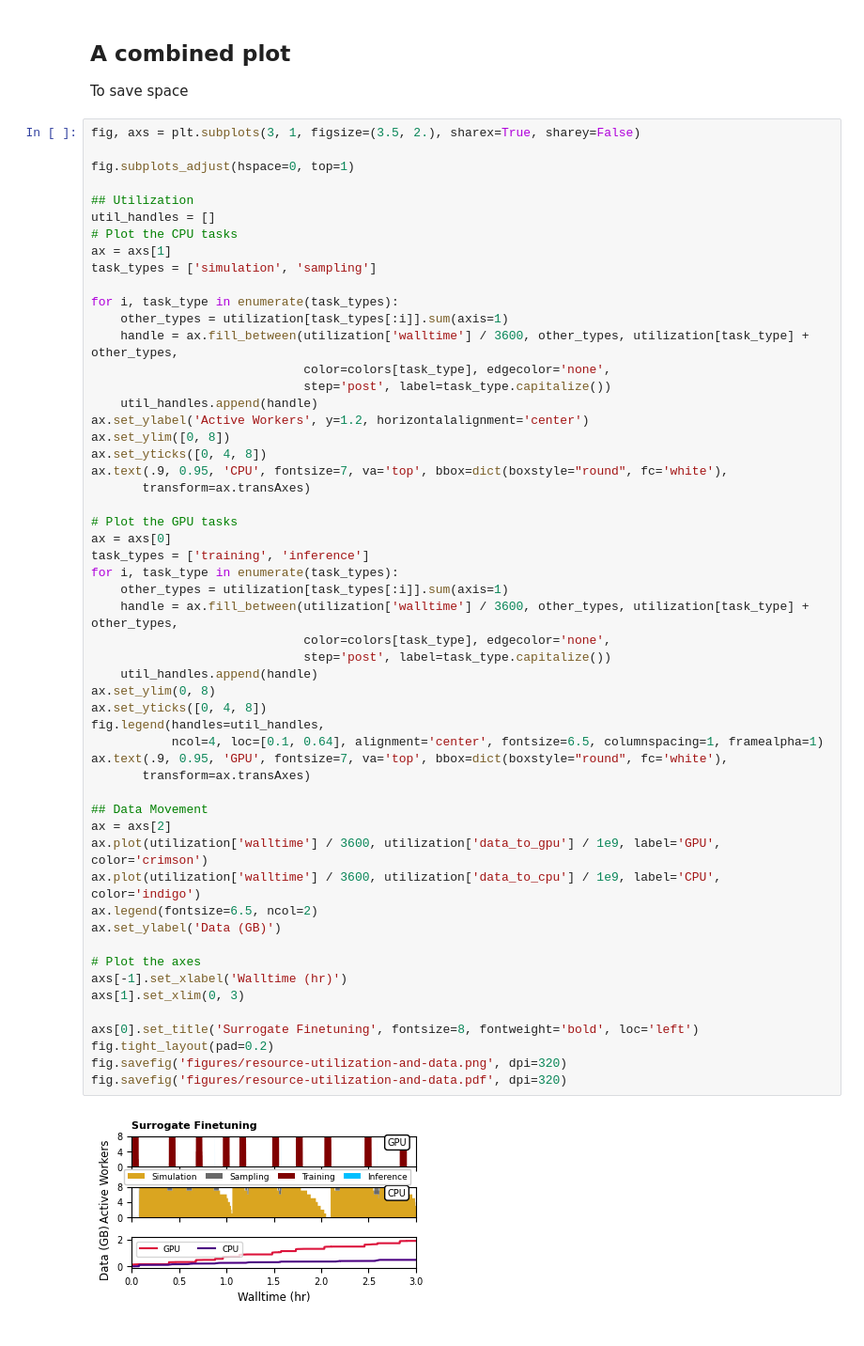
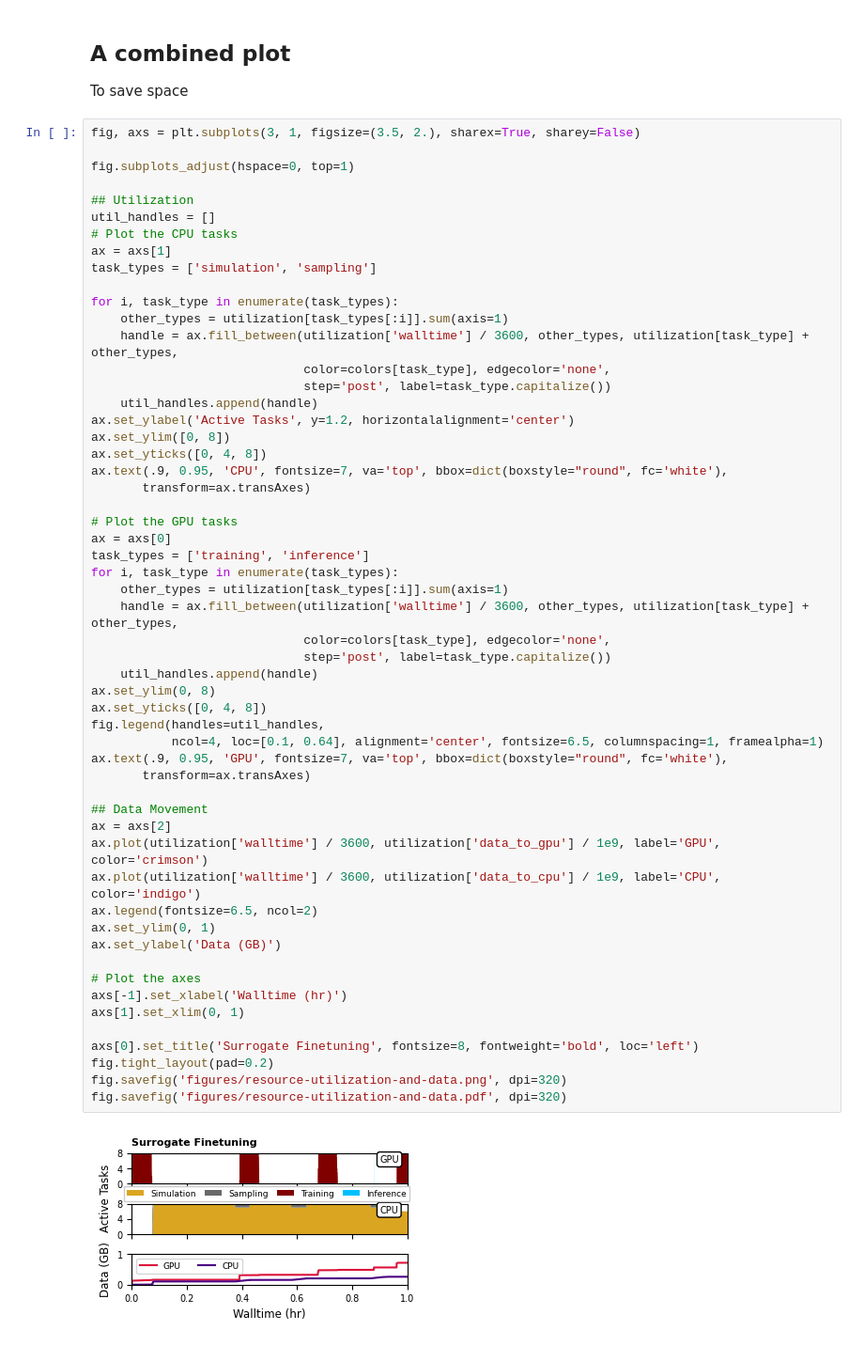
Before and after one commit to exalearn/multi-site-campaigns, a Jupyter notebook: finetuning-surrogates/notebooks/plot-utilization.ipynb, the cells around one changed output. Shown at 94% size. Cells and saved outputs as stored; diff of their text form.

Commit message:
Show only 1 hour, use "tasks"

```diff
--- a/finetuning-surrogates/notebooks/plot-utilization.ipynb
+++ b/finetuning-surrogates/notebooks/plot-utilization.ipynb
@@ -152,7 +152,7 @@ for i, task_type in enumerate(task_types):
                              color=colors[task_type], edgecolor='none',
                              step='post', label=task_type.capitalize())
     util_handles.append(handle)
-ax.set_ylabel('Active Workers', y=1.2, horizontalalignment='center')
+ax.set_ylabel('Active Tasks', y=1.2, horizontalalignment='center')
 ax.set_ylim([0, 8])
 ax.set_yticks([0, 4, 8])
 ax.text(.9, 0.95, 'CPU', fontsize=7, va='top', bbox=dict(boxstyle="round", fc='white'),
@@ -162,32 +162,33 @@ ax.text(.9, 0.95, 'CPU', fontsize=7, va='top', bbox=dict(boxstyle="round", fc='w
 ax = axs[0]
 task_types = ['training', 'inference']
 for i, task_type in enumerate(task_types):
     other_types = utilization[task_types[:i]].sum(axis=1)
     handle = ax.fill_between(utilization['walltime'] / 3600, other_types, utilization[task_type] + other_types,
                              color=colors[task_type], edgecolor='none',
                              step='post', label=task_type.capitalize())
     util_handles.append(handle)
 ax.set_ylim(0, 8)
 ax.set_yticks([0, 4, 8])
 fig.legend(handles=util_handles,
            ncol=4, loc=[0.1, 0.64], alignment='center', fontsize=6.5, columnspacing=1, framealpha=1)
 ax.text(.9, 0.95, 'GPU', fontsize=7, va='top', bbox=dict(boxstyle="round", fc='white'),
        transform=ax.transAxes)
 
 ## Data Movement
 ax = axs[2]
 ax.plot(utilization['walltime'] / 3600, utilization['data_to_gpu'] / 1e9, label='GPU', color='crimson')
 ax.plot(utilization['walltime'] / 3600, utilization['data_to_cpu'] / 1e9, label='CPU', color='indigo')
 ax.legend(fontsize=6.5, ncol=2)
+ax.set_ylim(0, 1)
 ax.set_ylabel('Data (GB)')
 
 # Plot the axes
 axs[-1].set_xlabel('Walltime (hr)')
-axs[1].set_xlim(0, 3)
+axs[1].set_xlim(0, 1)
 
 axs[0].set_title('Surrogate Finetuning', fontsize=8, fontweight='bold', loc='left')
 fig.tight_layout(pad=0.2)
 fig.savefig('figures/resource-utilization-and-data.png', dpi=320)
 fig.savefig('figures/resource-utilization-and-data.pdf', dpi=320)
 # %% [output]
-[figure, old version]
+[figure, new version]
```
Also changed, not shown: parts of 1 cell of this notebook, 2 other files.
